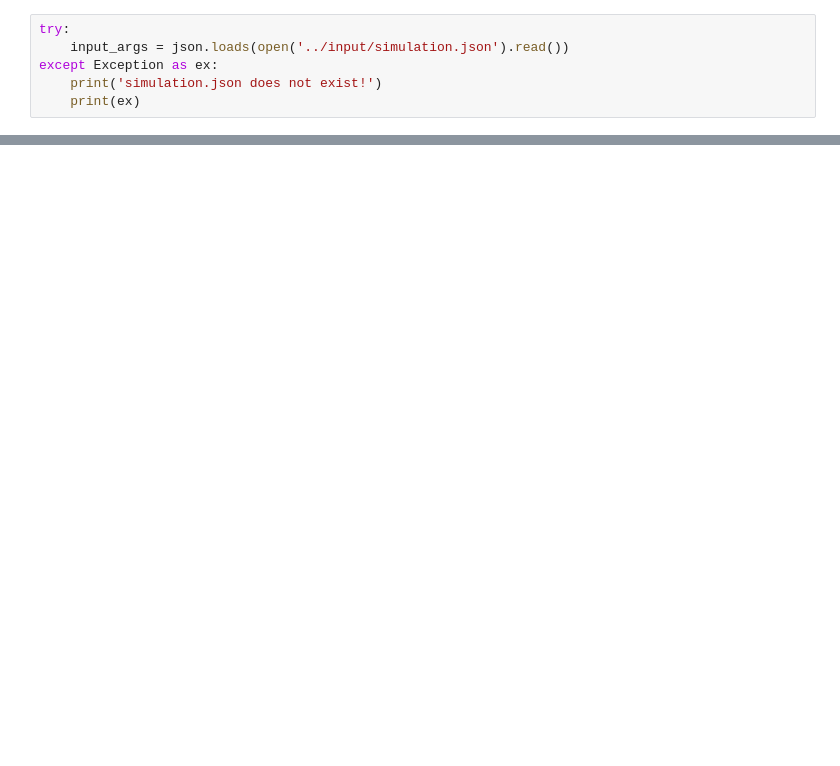
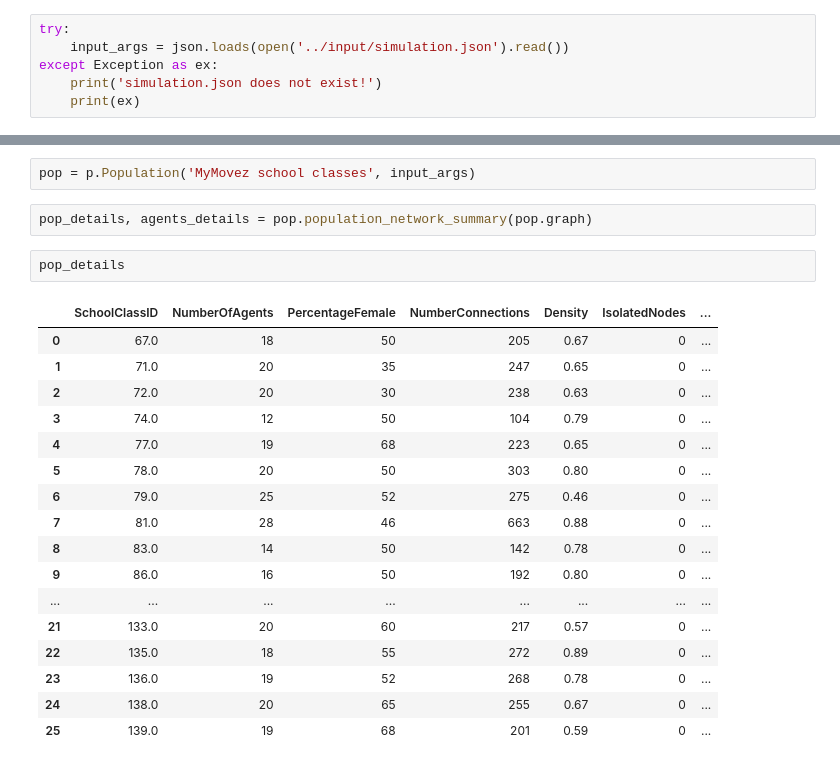
Before and after one commit to MovezNetwork/ABM-PA, a Jupyter notebook: notebooks/NewSrc.ipynb, the cells around one changed output, grey strips where cells are left out. Drawn from its saved outputs; the diff is of its cells as text; blank space fills up the shorter version.

```diff
--- a/notebooks/NewSrc.ipynb
+++ b/notebooks/NewSrc.ipynb
@@ -483,0 +80,24 @@ IndentationError: unindent does not match any outer indentation level (<tokenize
+# %%
+pop = p.Population('MyMovez school classes', input_args)
+# %%
+pop_details, agents_details = pop.population_network_summary(pop.graph)
+# %%
+pop_details
+# %% [output]
+|  | SchoolClassID | NumberOfAgents | PercentageFemale | NumberConnections | Density | IsolatedNodes | ... |
+| 0 | 67.0 | 18 | 50 | 205 | 0.67 | 0 | ... |
+| 1 | 71.0 | 20 | 35 | 247 | 0.65 | 0 | ... |
+| 2 | 72.0 | 20 | 30 | 238 | 0.63 | 0 | ... |
+| 3 | 74.0 | 12 | 50 | 104 | 0.79 | 0 | ... |
+| 4 | 77.0 | 19 | 68 | 223 | 0.65 | 0 | ... |
+| 5 | 78.0 | 20 | 50 | 303 | 0.80 | 0 | ... |
+| 6 | 79.0 | 25 | 52 | 275 | 0.46 | 0 | ... |
+| 7 | 81.0 | 28 | 46 | 663 | 0.88 | 0 | ... |
+| 8 | 83.0 | 14 | 50 | 142 | 0.78 | 0 | ... |
+| 9 | 86.0 | 16 | 50 | 192 | 0.80 | 0 | ... |
+| ... | ... | ... | ... | ... | ... | ... | ... |
+| 21 | 133.0 | 20 | 60 | 217 | 0.57 | 0 | ... |
+| 22 | 135.0 | 18 | 55 | 272 | 0.89 | 0 | ... |
+| 23 | 136.0 | 19 | 52 | 268 | 0.78 | 0 | ... |
+| 24 | 138.0 | 20 | 65 | 255 | 0.67 | 0 | ... |
+| 25 | 139.0 | 19 | 68 | 201 | 0.59 | 0 | ... |
```
Also changed, not shown: parts of 22 cells of this notebook, 3 other files.
